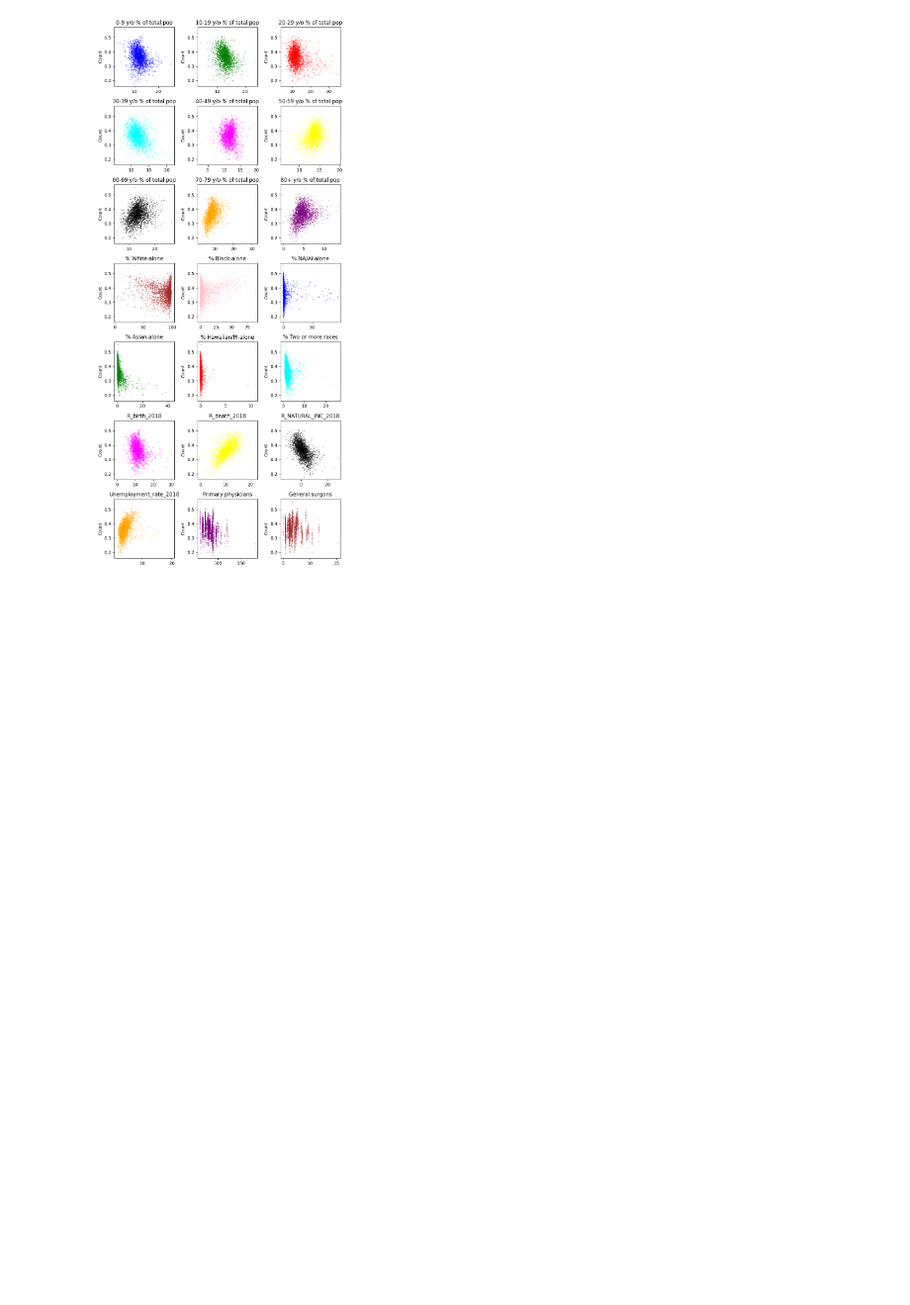
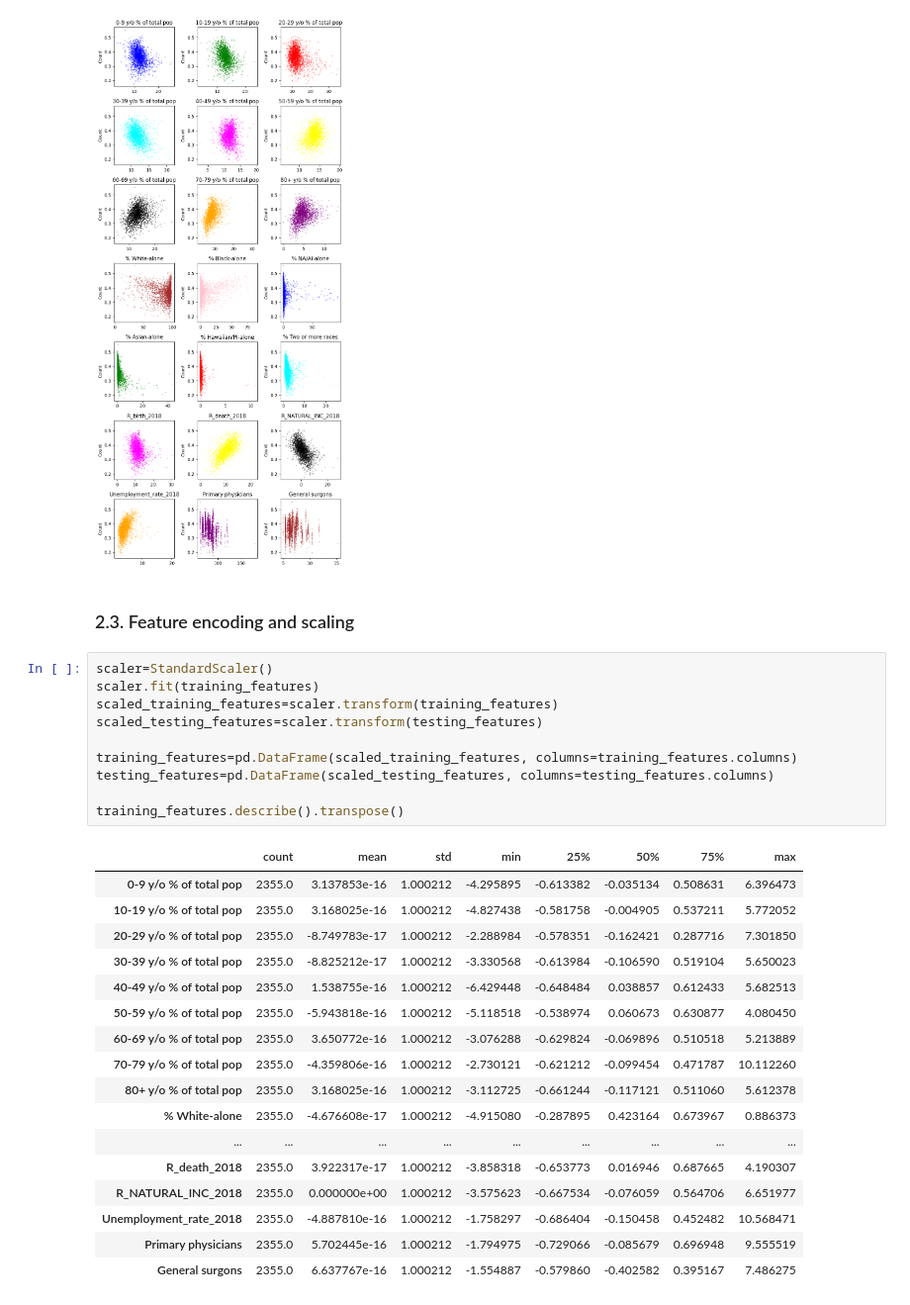
Before and after one commit to 4GeeksAcademy/Madesh1-regularized-linear-regression, a Jupyter notebook: src/Madesh_solution.ipynb, the cells around one changed output. Shown at 99% size. Saved outputs shown, nothing was run; the diff lists cells and outputs as text; blank space fills up the shorter version.

```diff
--- a/src/Madesh_solution.ipynb
+++ b/src/Madesh_solution.ipynb
@@ -293,3 +296,33 @@ fig.tight_layout()
 fig.show()
 # %% [output]
 [figure]
+# %% [markdown]
+### 2.3. Feature encoding and scaling
+# %%
+scaler=StandardScaler()
+scaler.fit(training_features)
+scaled_training_features=scaler.transform(training_features)
+scaled_testing_features=scaler.transform(testing_features)
+
+training_features=pd.DataFrame(scaled_training_features, columns=training_features.columns)
+testing_features=pd.DataFrame(scaled_testing_features, columns=testing_features.columns)
+
+training_features.describe().transpose()
+# %% [output]
+|  | count | mean | std | min | 25% | 50% | 75% | max |
+| 0-9 y/o % of total pop | 2355.0 | 3.137853e-16 | 1.000212 | -4.295895 | -0.613382 | -0.035134 | 0.508631 | 6.396473 |
+| 10-19 y/o % of total pop | 2355.0 | 3.168025e-16 | 1.000212 | -4.827438 | -0.581758 | -0.004905 | 0.537211 | 5.772052 |
+| 20-29 y/o % of total pop | 2355.0 | -8.749783e-17 | 1.000212 | -2.288984 | -0.578351 | -0.162421 | 0.287716 | 7.301850 |
+| 30-39 y/o % of total pop | 2355.0 | -8.825212e-17 | 1.000212 | -3.330568 | -0.613984 | -0.106590 | 0.519104 | 5.650023 |
+| 40-49 y/o % of total pop | 2355.0 | 1.538755e-16 | 1.000212 | -6.429448 | -0.648484 | 0.038857 | 0.612433 | 5.682513 |
+| 50-59 y/o % of total pop | 2355.0 | -5.943818e-16 | 1.000212 | -5.118518 | -0.538974 | 0.060673 | 0.630877 | 4.080450 |
+| 60-69 y/o % of total pop | 2355.0 | 3.650772e-16 | 1.000212 | -3.076288 | -0.629824 | -0.069896 | 0.510518 | 5.213889 |
+| 70-79 y/o % of total pop | 2355.0 | -4.359806e-16 | 1.000212 | -2.730121 | -0.621212 | -0.099454 | 0.471787 | 10.112260 |
+| 80+ y/o % of total pop | 2355.0 | 3.168025e-16 | 1.000212 | -3.112725 | -0.661244 | -0.117121 | 0.511060 | 5.612378 |
+| % White-alone | 2355.0 | -4.676608e-17 | 1.000212 | -4.915080 | -0.287895 | 0.423164 | 0.673967 | 0.886373 |
+| ... | ... | ... | ... | ... | ... | ... | ... | ... |
+| R_death_2018 | 2355.0 | 3.922317e-17 | 1.000212 | -3.858318 | -0.653773 | 0.016946 | 0.687665 | 4.190307 |
+| R_NATURAL_INC_2018 | 2355.0 | 0.000000e+00 | 1.000212 | -3.575623 | -0.667534 | -0.076059 | 0.564706 | 6.651977 |
+| Unemployment_rate_2018 | 2355.0 | -4.887810e-16 | 1.000212 | -1.758297 | -0.686404 | -0.150458 | 0.452482 | 10.568471 |
+| Primary physicians | 2355.0 | 5.702445e-16 | 1.000212 | -1.794975 | -0.729066 | -0.085679 | 0.696948 | 9.555519 |
+| General surgons | 2355.0 | 6.637767e-16 | 1.000212 | -1.554887 | -0.579860 | -0.402582 | 0.395167 | 7.486275 |
```
Also changed, not shown: parts of 15 cells of this notebook.
